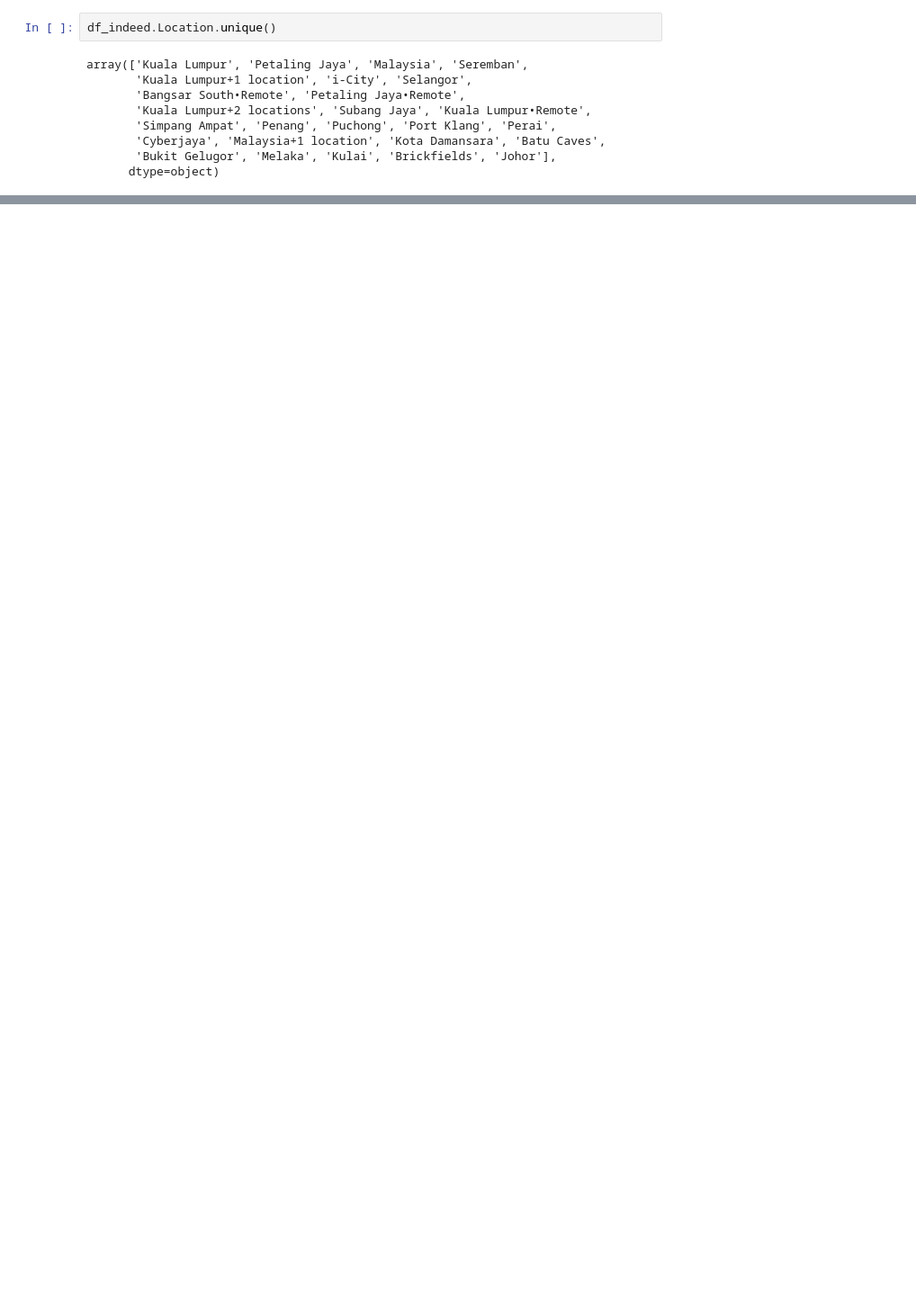
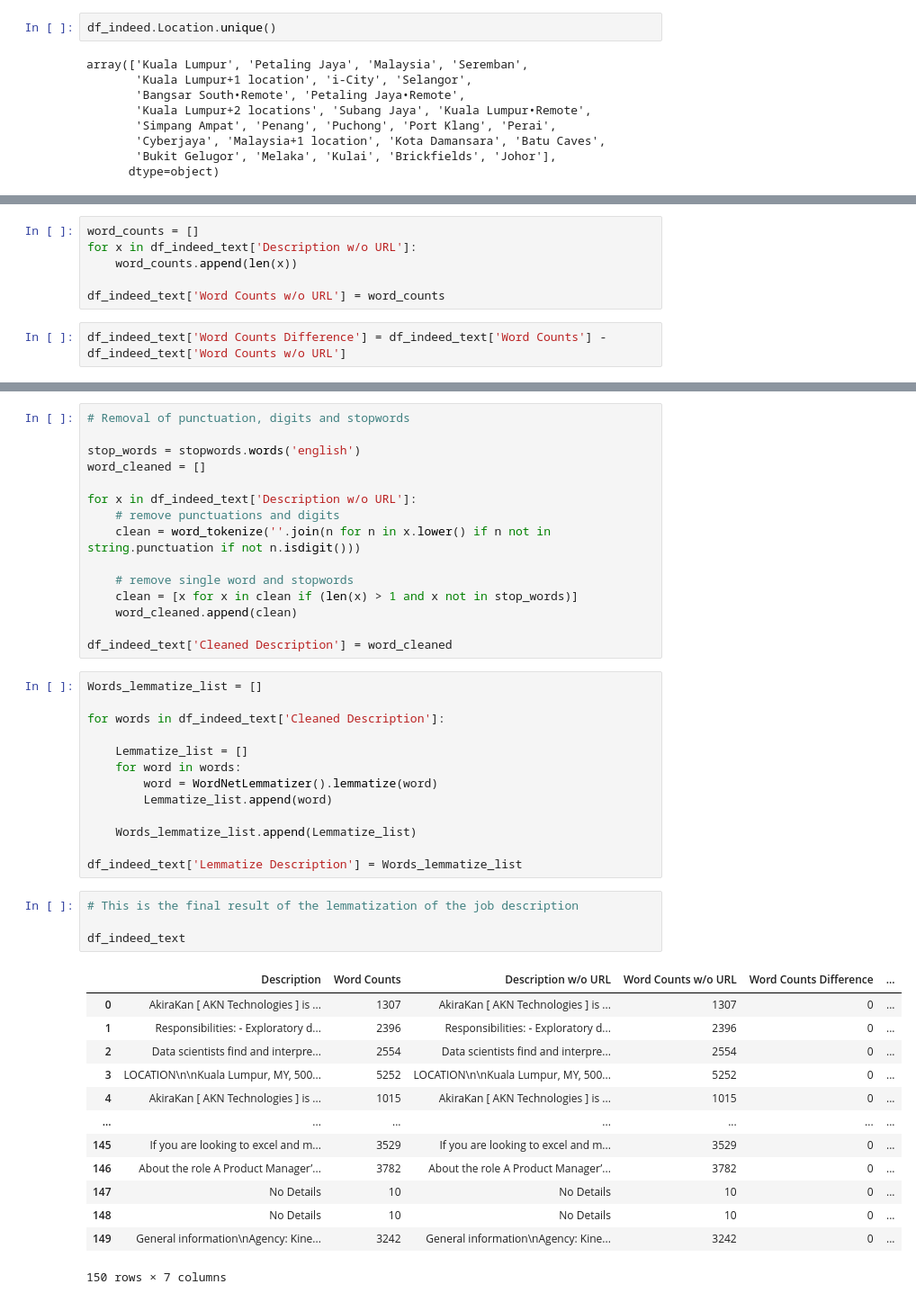
Before and after one commit to astradrel/datasciencejobwebscraping, a Jupyter notebook: datacleaning.ipynb, the cells around one changed output, grey strips where cells are left out. Shown: that part at 90% size. Cells and saved outputs as stored; diff of their text form; blank space fills up the shorter version.

```diff
--- a/datacleaning.ipynb
+++ b/datacleaning.ipynb
@@ -133,0 +284,8 @@ df_indeed["Job Location"] = Location
+# %%
+word_counts = []
+for x in df_indeed_text['Description w/o URL']:
+    word_counts.append(len(x))
+
+df_indeed_text['Word Counts w/o URL'] = word_counts
+# %%
+df_indeed_text['Word Counts Difference'] = df_indeed_text['Word Counts'] - df_indeed_text['Word Counts w/o URL']
@@ -133,0 +298,46 @@ df_indeed["Job Location"] = Location
+# %%
+# Removal of punctuation, digits and stopwords
+
+stop_words = stopwords.words('english')
+word_cleaned = []
+
+for x in df_indeed_text['Description w/o URL']:
+    # remove punctuations and digits
+    clean = word_tokenize(''.join(n for n in x.lower() if n not in string.punctuation if not n.isdigit()))
+
+    # remove single word and stopwords
+    clean = [x for x in clean if (len(x) > 1 and x not in stop_words)]
+    word_cleaned.append(clean)
+
+df_indeed_text['Cleaned Description'] = word_cleaned
+# %%
+Words_lemmatize_list = []
+
+for words in df_indeed_text['Cleaned Description']:
+
+    Lemmatize_list = []
+    for word in words:
+        word = WordNetLemmatizer().lemmatize(word)
+        Lemmatize_list.append(word)
+
+    Words_lemmatize_list.append(Lemmatize_list)
+
+df_indeed_text['Lemmatize Description'] = Words_lemmatize_list
+# %%
+# This is the final result of the lemmatization of the job description
+
+df_indeed_text
+# %% [output]
+|  | Description | Word Counts | Description w/o URL | Word Counts w/o URL | Word Counts Difference | ... |
+| 0 | AkiraKan [ AKN Technologies ] is ... | 1307 | AkiraKan [ AKN Technologies ] is ... | 1307 | 0 | ... |
+| 1 | Responsibilities: - Exploratory d... | 2396 | Responsibilities: - Exploratory d... | 2396 | 0 | ... |
+| 2 | Data scientists find and interpre... | 2554 | Data scientists find and interpre... | 2554 | 0 | ... |
+| 3 | LOCATION\n\nKuala Lumpur, MY, 500... | 5252 | LOCATION\n\nKuala Lumpur, MY, 500... | 5252 | 0 | ... |
+| 4 | AkiraKan [ AKN Technologies ] is ... | 1015 | AkiraKan [ AKN Technologies ] is ... | 1015 | 0 | ... |
+| ... | ... | ... | ... | ... | ... | ... |
+| 145 | If you are looking to excel and m... | 3529 | If you are looking to excel and m... | 3529 | 0 | ... |
+| 146 | About the role A Product Manager’... | 3782 | About the role A Product Manager’... | 3782 | 0 | ... |
+| 147 | No Details | 10 | No Details | 10 | 0 | ... |
+| 148 | No Details | 10 | No Details | 10 | 0 | ... |
+| 149 | General information\nAgency: Kine... | 3242 | General information\nAgency: Kine... | 3242 | 0 | ... |
+150 rows × 7 columns
```
Also changed, not shown: parts of 18 cells of this notebook.
